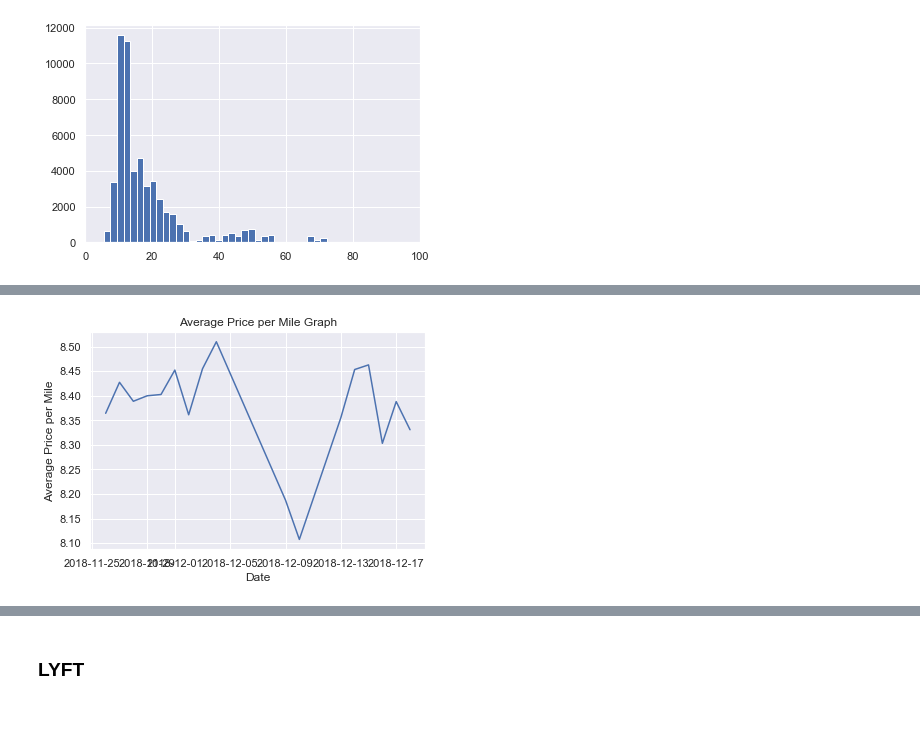
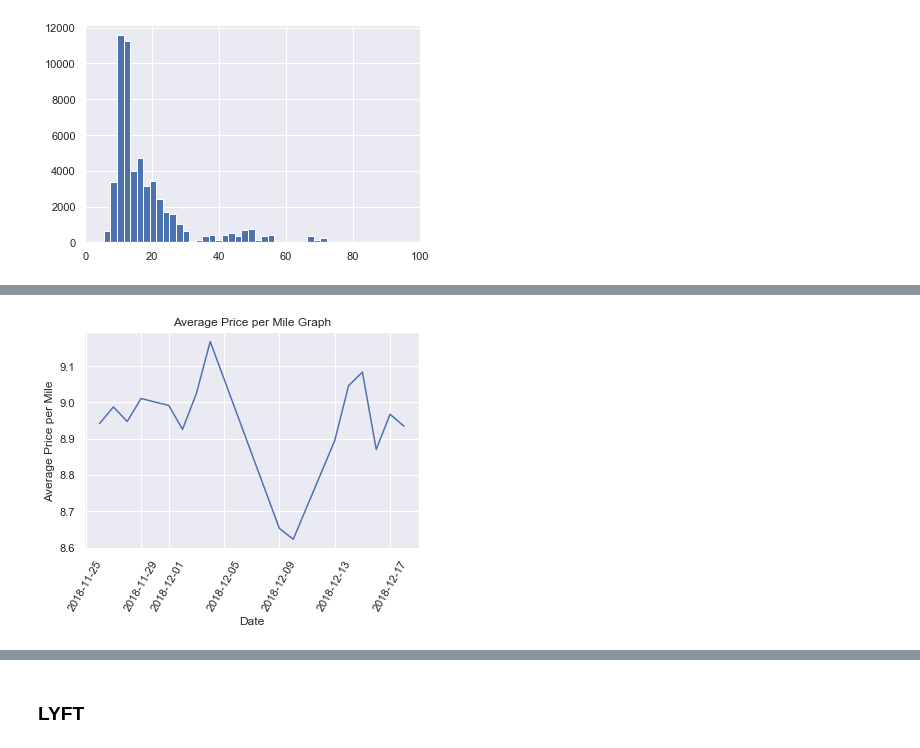
Before and after one commit to runnerup67/SpringboardDSC, a Jupyter notebook: CAPSTONE1_Data_Wrangling.ipynb, the cells around one changed output, grey strips where cells are left out. Cells and saved outputs as stored; diff of their text form; code cells hidden in the pictures; blank space fills up the shorter version.

```diff
--- a/CAPSTONE1_Data_Wrangling.ipynb
+++ b/CAPSTONE1_Data_Wrangling.ipynb
@@ -250,7 +253,7 @@ plt.show()
 # %% [output]
 [figure]
 # %%
-uber = uber.drop(uber[uber['mile']>30].index)
+uber = uber.drop(uber[uber['mile']>50].index)
 # %%
 _ = sns.boxplot(uber['name'], uber['mile'])
 # %% [output]
@@ -296,9 +302,12 @@ _ = plt.title('Revenue Graph')
 # %%
 sns.set()
 
 _ = plt.plot(uber[['date', 'mile']].groupby('date').mean())
 _ = plt.xlabel('Date')
 _ = plt.ylabel('Average Price per Mile')
 _ = plt.title('Average Price per Mile Graph')
+_ = plt.xticks(rotation = 60)
+
+plt.show()
 # %% [output]
-[figure, old version]
+[figure, new version]
```
Also changed, not shown: parts of 57 cells of this notebook.
